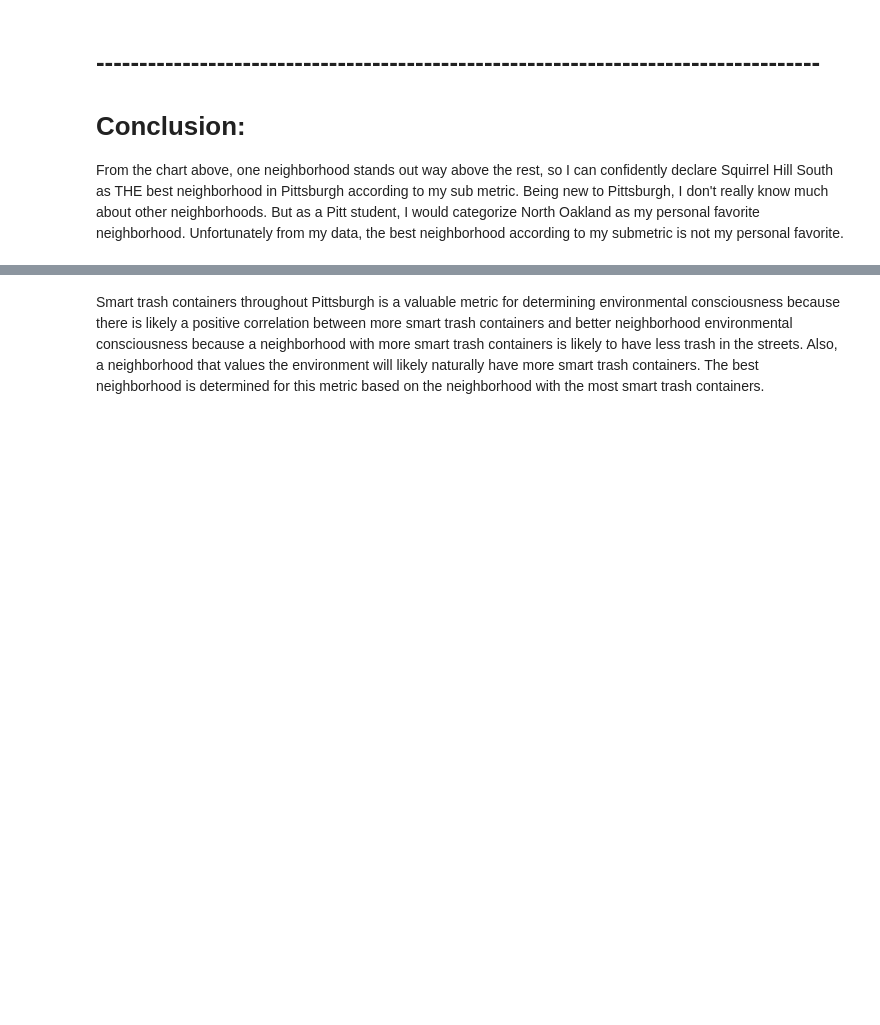
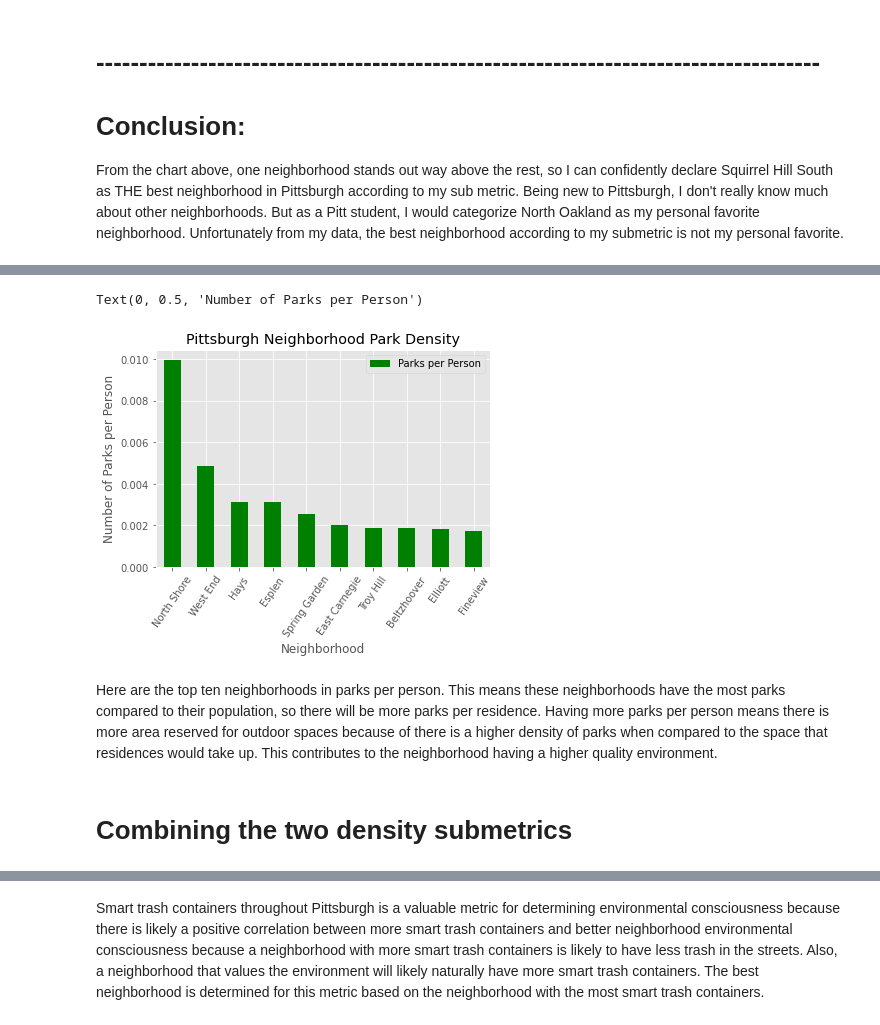
Before and after one commit to jackerman76/BigIdeasFinal, a Jupyter notebook: GroupNotebook.ipynb, the cells around one changed output, grey strips where cells are left out. Cells and saved outputs as stored; diff of their text form; code cells hidden in the pictures; blank space fills up the shorter version.

```diff
--- a/GroupNotebook.ipynb
+++ b/GroupNotebook.ipynb
@@ -135,0 +313,4 @@ Being new to Pittsburgh, I don't really know much about other neighborhoods. But
+# %%
+pops = pd.read_csv("NeighborhoodPopulations.csv")
+pops = pops[["Neighborhood","2020_Total_Population"]]
+pops.head(5)
@@ -135,0 +324,8 @@ Being new to Pittsburgh, I don't really know much about other neighborhoods. But
+# %%
+pops = pops.sort_values('Neighborhood')
+parkCount = pd.DataFrame(parkCount)
+parkCount = parkCount.sort_values(by="neighborhood")
+parkCountPop = parkCount.merge(pops,how='inner',left_on="neighborhood",right_on="Neighborhood")
+columns_titles = ["Neighborhood","parkCount","2020_Total_Population"]
+parkCountPop = parkCountPop.reindex(columns=columns_titles)
+parkCountPop.head(5)
@@ -135,0 +339,3 @@ Being new to Pittsburgh, I don't really know much about other neighborhoods. But
+# %%
+parkCountPop["Parks per Person"] = parkCountPop['parkCount']/parkCountPop['2020_Total_Population']
+parkCountPop.head(5)
@@ -135,0 +349,4 @@ Being new to Pittsburgh, I don't really know much about other neighborhoods. But
+# %%
+parkCountPop = parkCountPop.sort_values("Parks per Person",ascending = False)
+parkCountPop['Rank'] = np.arange(len(parkCountPop))
+parkCountPop
@@ -135,0 +367,13 @@ Being new to Pittsburgh, I don't really know much about other neighborhoods. But
+# %%
+plt.style.use('ggplot')
+parkCountPop[["Neighborhood","Parks per Person"]].head(10).plot.bar(rot=55, color = "Green",x='Neighborhood',y="Parks per Person")
+plt.title("Pittsburgh Neighborhood Park Density")
+plt.xlabel("Neighborhood")
+plt.ylabel("Number of Parks per Person")
+# %% [output]
+Text(0, 0.5, 'Number of Parks per Person')
+[figure, added]
+# %% [markdown]
+Here are the top ten neighborhoods in parks per person. This means these neighborhoods have the most parks compared to their population, so there will be more parks per residence. Having more parks per person means there is more area reserved for outdoor spaces because of there is a higher density of parks when compared to the space that residences would take up. This contributes to the neighborhood having a higher quality environment.
+# %% [markdown]
+# Combining the two density submetrics
```
Also changed, not shown: parts of 39 cells of this notebook, 4 other files.
